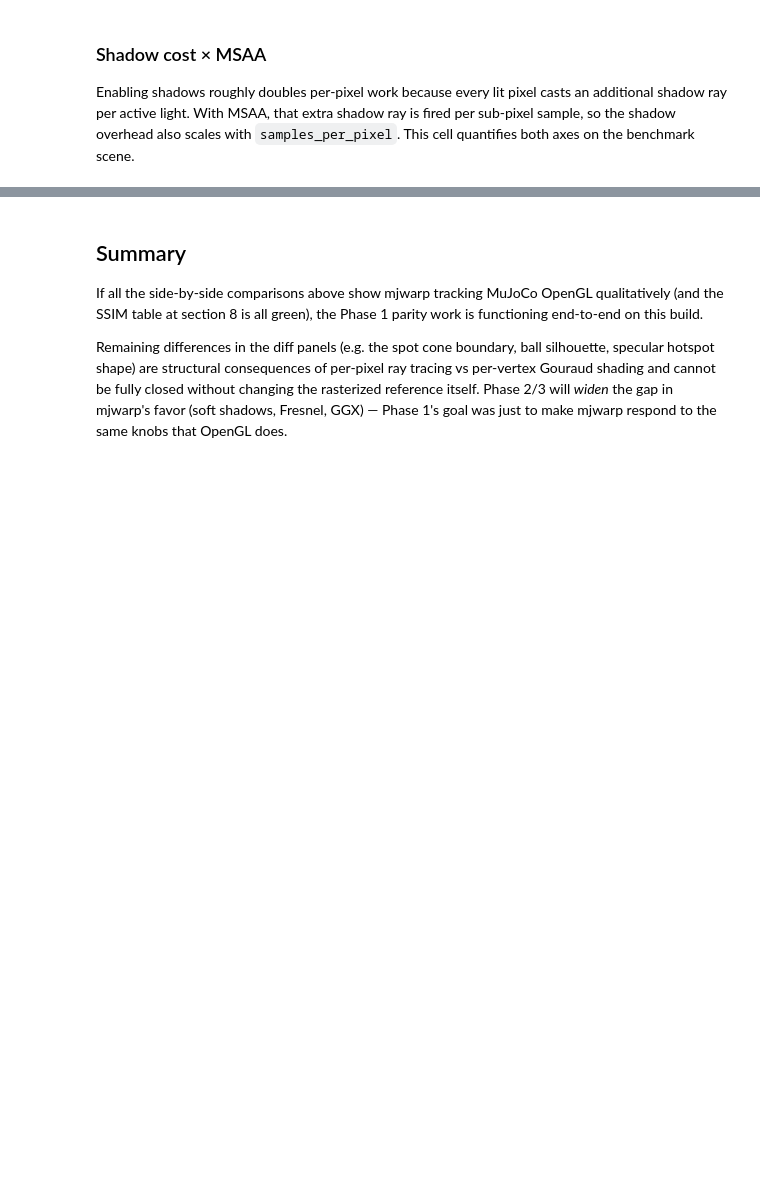
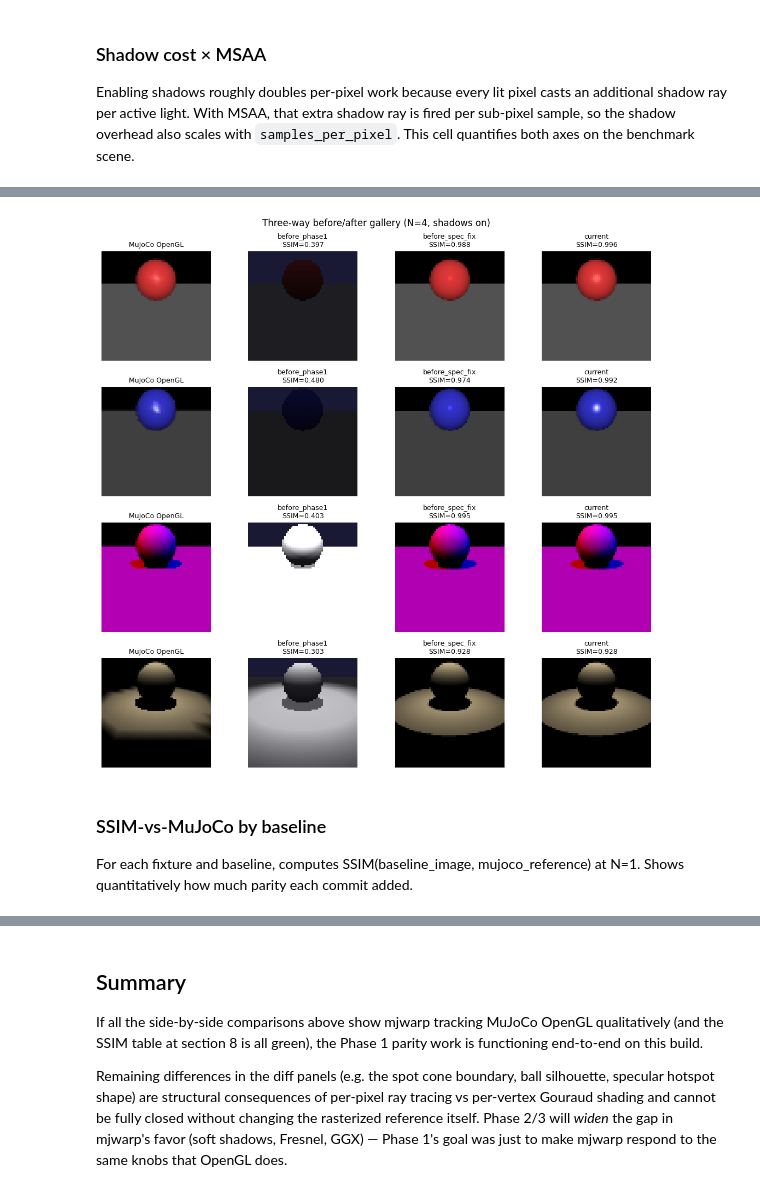
Before and after one commit to mhasek/mujoco_warp, a Jupyter notebook: notebooks/renderer_parity.ipynb, the cells around one changed output, grey strips where cells are left out. Drawn from its saved outputs; the diff is of its cells as text; code cells hidden in the pictures; blank space fills up the shorter version.

```diff
--- a/notebooks/renderer_parity.ipynb
+++ b/notebooks/renderer_parity.ipynb
@@ -1093,0 +1155,50 @@ res         N    off (ms)   on (ms)  on/off
+# %%
+from mujoco_warp._src.render_parity_test import (
+  _FIXTURE_HEADLIGHT_ONLY,
+  _FIXTURE_SPECULAR,
+  _FIXTURE_SPOTLIGHT,
+  _FIXTURE_TWO_LIGHTS,
+)
+
+gallery_fixtures = [
+  ("headlight_only", _FIXTURE_HEADLIGHT_ONLY),
+  ("specular", _FIXTURE_SPECULAR),
+  ("two_lights", _FIXTURE_TWO_LIGHTS),
+  ("spotlight", _FIXTURE_SPOTLIGHT),
+]
+
+# Use N=4 for all panels so it's a like-for-like comparison; the baseline
+# `before_phase1` ignores `samples_per_pixel` so its N=4 file is identical
+# to its N=1, which is fine.
+N_GALLERY = 4
+
+fig, axes = plt.subplots(len(gallery_fixtures), 4, figsize=(11, 2.6 * len(gallery_fixtures)))
+for row, (name, xml) in enumerate(gallery_fixtures):
+  mjm = mujoco.MjModel.from_xml_string(xml)
+  ref = mujoco_render(mjm, 64, 64, use_shadows=True)
+  before_p1 = load_baseline_image("before_phase1", name, N_GALLERY)
+  before_sf = load_baseline_image("before_spec_fix", name, N_GALLERY)
+  current = mjwarp_render(mjm, 64, 64, use_shadows=True, samples_per_pixel=N_GALLERY)
+
+  panels = [
+    ("MuJoCo OpenGL", ref, None),
+    ("before_phase1", before_p1, ssim_luma(before_p1, ref)),
+    ("before_spec_fix", before_sf, ssim_luma(before_sf, ref)),
+    ("current", current, ssim_luma(current, ref)),
+  ]
+  for col, (label, img, ssim) in enumerate(panels):
+    axes[row, col].imshow(img, interpolation="nearest")
+    title = label if ssim is None else f"{label}\nSSIM={ssim:.3f}"
+    axes[row, col].set_title(title, fontsize=9)
+    axes[row, col].axis("off")
+  axes[row, 0].set_ylabel(name, fontsize=10, rotation=0, labelpad=40, va="center")
+fig.suptitle(f"Three-way before/after gallery (N={N_GALLERY}, shadows on)")
+plt.tight_layout()
+plt.show()
+# %% [output]
+[figure, added]
+# %% [markdown]
+### SSIM-vs-MuJoCo by baseline
+
+For each fixture and baseline, computes SSIM(baseline_image, mujoco_reference)
+at N=1. Shows quantitatively how much parity each commit added.
```
Also changed, not shown: parts of 25 cells of this notebook, 54 other files.
